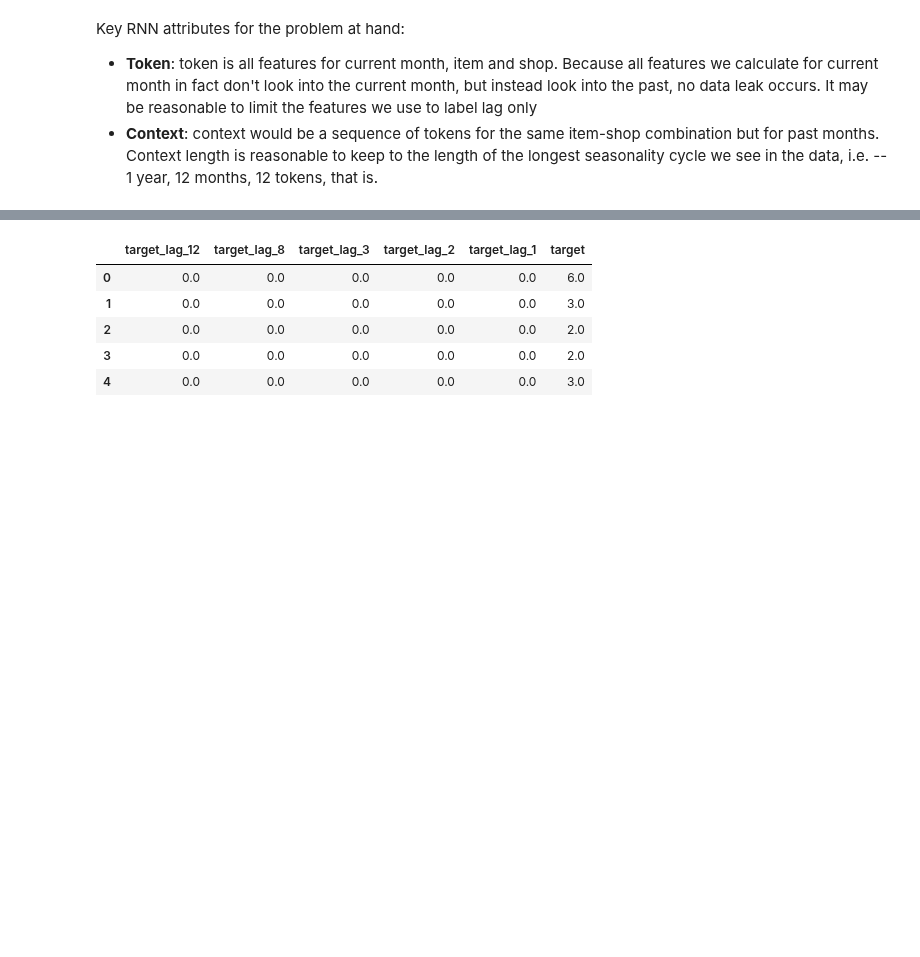
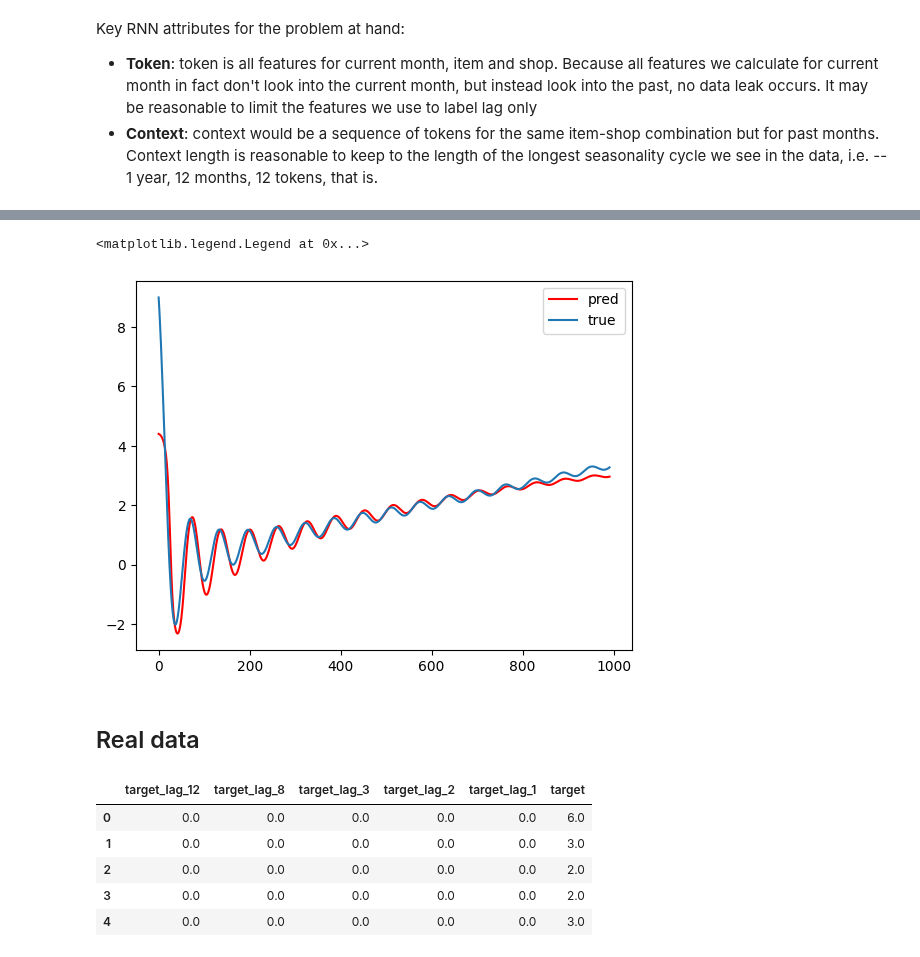
Before and after one commit to igor-cheb/retail_sales_prediction, a Jupyter notebook: modelling.ipynb, the cells around one changed output, grey strips where cells are left out. Cells and saved outputs as stored; diff of their text form; code cells hidden in the pictures; blank space fills up the shorter version.

```diff
--- a/modelling.ipynb
+++ b/modelling.ipynb
@@ -397,3 +430,15 @@ Let's first implement rnn using only target lag features
+# %%
+lim = 1000
+pred = rnn_pipe.predict(X=fake_df[rnn_feats].values[:lim]).detach().numpy()
+
+plt.plot(pred, color='r', label='pred')
+plt.plot(fake_df['target'].values[:lim], label='true')
+plt.legend()
+# %% [output]
+<matplotlib.legend.Legend at 0x...>
+[figure, added]
+# %% [markdown]
+## Real data
 # %%
 features_df = read_train()
 # %%
```
Also changed, not shown: parts of 19 cells of this notebook, 2 other files.
